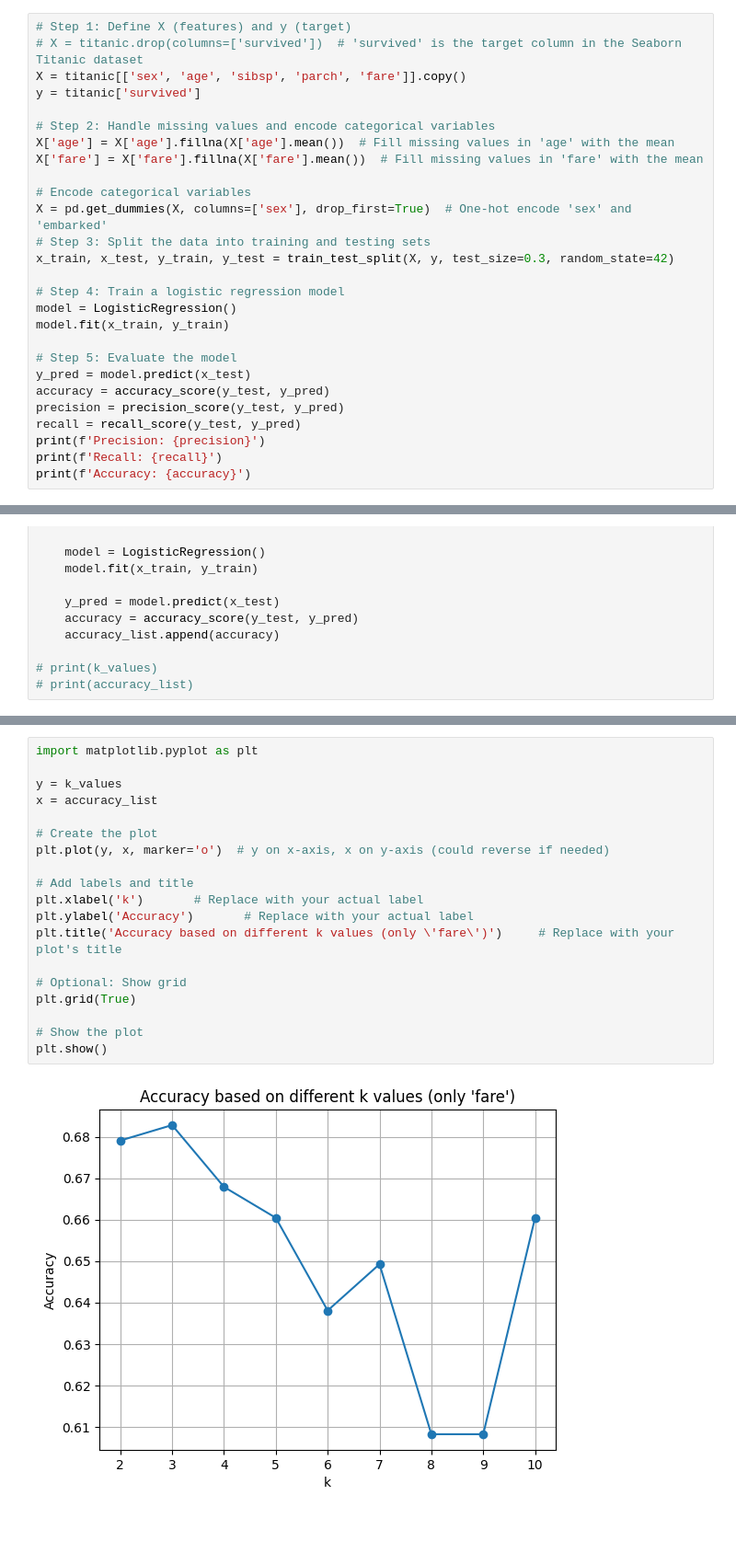
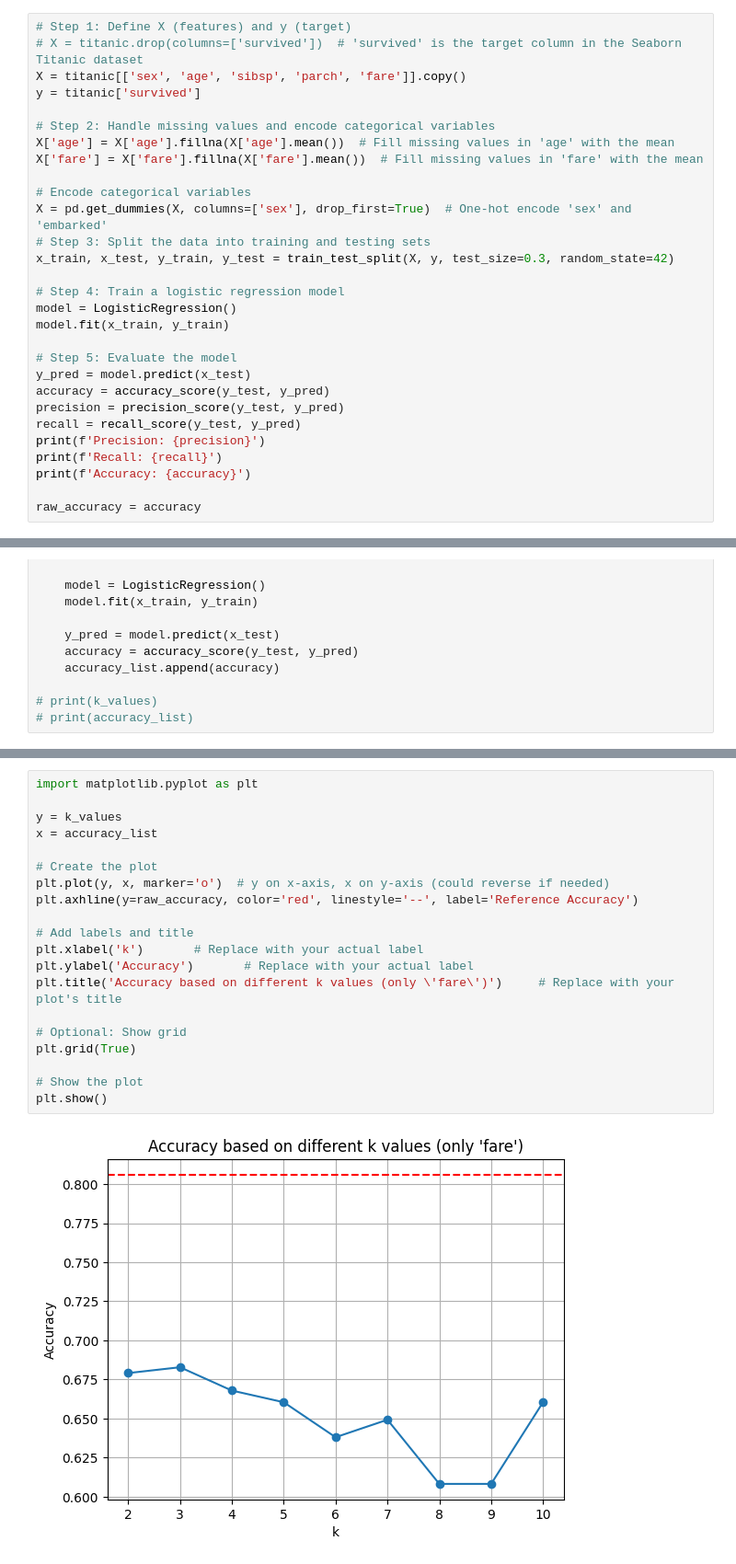
Before and after one commit to Pellesaxon/DataSecurityAndPrivacyM3.3, a Jupyter notebook: M3study.ipynb, the cells around one changed output, grey strips where cells are left out. Shown: that part at 92% size. Saved outputs shown, nothing was run; the diff lists cells and outputs as text; blank space fills up the shorter version.

Commit message:
Added raw data accuracy to plots

```diff
--- a/M3study.ipynb
+++ b/M3study.ipynb
@@ -171,6 +171,8 @@ recall = recall_score(y_test, y_pred)
 print(f'Precision: {precision}')
 print(f'Recall: {recall}')
 print(f'Accuracy: {accuracy}')
+
+raw_accuracy = accuracy
 # %% [output]
 Precision: 0.8041237113402062
 Recall: 0.7027027027027027
@@ -412,21 +415,22 @@ for i in range(len(anonymizedDataSets)):
 # %%
 import matplotlib.pyplot as plt
 
 y = k_values
 x = accuracy_list
 
 # Create the plot
 plt.plot(y, x, marker='o')  # y on x-axis, x on y-axis (could reverse if needed)
+plt.axhline(y=raw_accuracy, color='red', linestyle='--', label='Reference Accuracy')
 
 # Add labels and title
 plt.xlabel('k')       # Replace with your actual label
 plt.ylabel('Accuracy')       # Replace with your actual label
 plt.title('Accuracy based on different k values (only \'fare\')')     # Replace with your plot's title
 
 # Optional: Show grid
 plt.grid(True)
 
 # Show the plot
 plt.show()
 # %% [output]
-[figure, old version]
+[figure, new version]
```
Also changed, not shown: parts of 4 cells of this notebook.
